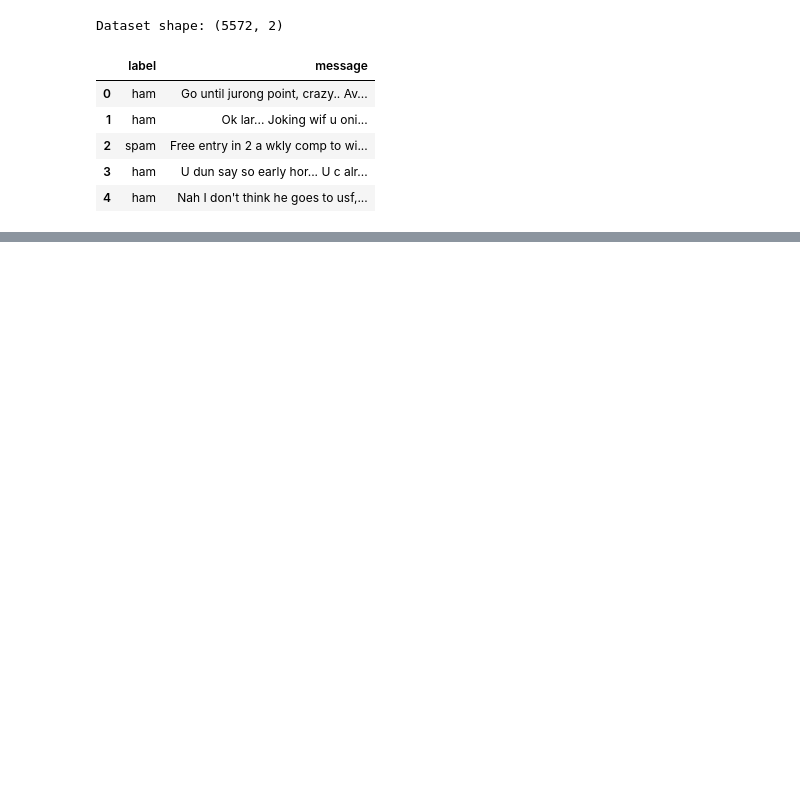
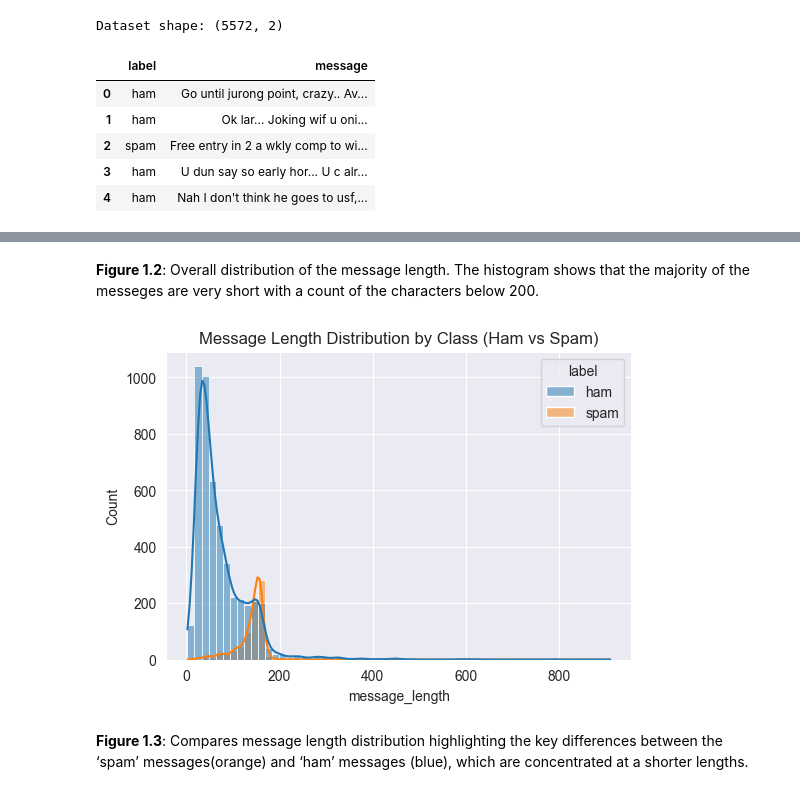
Before and after one commit to milenkirilov888/ce4145-natural-language-processing, a Jupyter notebook: coursework.ipynb, the cells around one changed output, grey strips where cells are left out. Saved outputs shown, nothing was run; the diff lists cells and outputs as text; code cells hidden in the pictures; blank space fills up the shorter version.

```diff
--- a/coursework.ipynb
+++ b/coursework.ipynb
@@ -20,0 +73,13 @@ Dataset shape: (5572, 2)
+# %% [markdown]
+**Figure 1.2**:
+Overall distribution of the message length. The histogram shows that the majority of the messeges are very short with a count of the characters below 200.
+# %%
+# Class-wise distribution of message length
+plt.figure(figsize=(6,4))
+sns.histplot(data=df, x='message_length', hue='label', bins=60, kde=True)
+plt.title("Message Length Distribution by Class (Ham vs Spam)")
+plt.show()
+# %% [output]
+[figure, added]
+# %% [markdown]
+**Figure 1.3**: Compares message length distribution highlighting the key differences between the ‘spam’ messages(orange)  and ‘ham’ messages (blue), which are concentrated at a shorter lengths.
```
Also changed, not shown: parts of 16 cells of this notebook.
